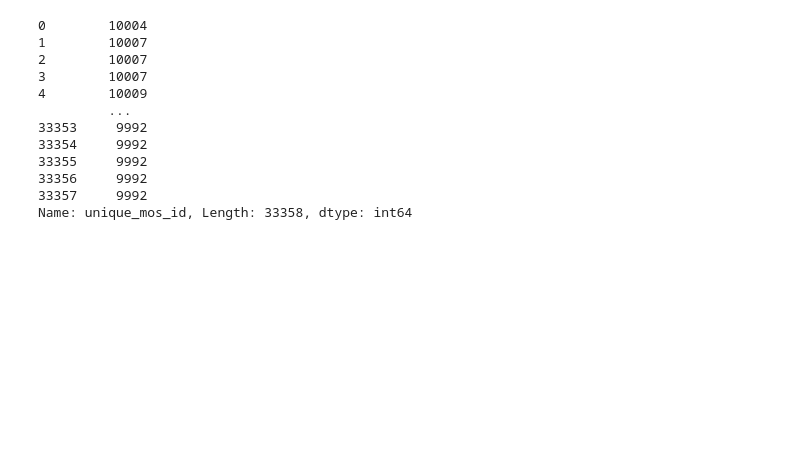
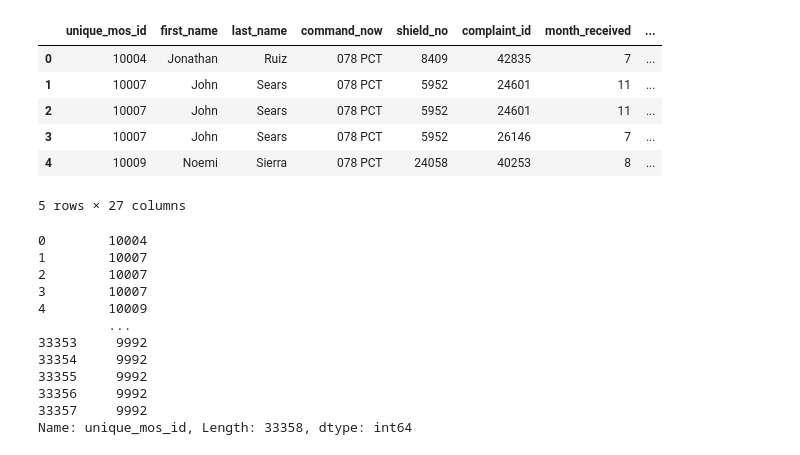
Before and after one commit to DSharm/nypd_misconduct, a Jupyter notebook: ml_project_data_cleaning.ipynb, the cells around one changed output. Cells and saved outputs as stored; diff of their text form; code cells hidden in the pictures; blank space fills up the shorter version.

```diff
--- a/ml_project_data_cleaning.ipynb
+++ b/ml_project_data_cleaning.ipynb
@@ -14,3 +26,13 @@ df = pd.read_csv('allegations.csv')
+# %%
+df.head()
+# %% [output]
+|  | unique_mos_id | first_name | last_name | command_now | shield_no | complaint_id | month_received | ... |
+| 0 | 10004 | Jonathan | Ruiz | 078 PCT | 8409 | 42835 | 7 | ... |
+| 1 | 10007 | John | Sears | 078 PCT | 5952 | 24601 | 11 | ... |
+| 2 | 10007 | John | Sears | 078 PCT | 5952 | 24601 | 11 | ... |
+| 3 | 10007 | John | Sears | 078 PCT | 5952 | 26146 | 7 | ... |
+| 4 | 10009 | Noemi | Sierra | 078 PCT | 24058 | 40253 | 8 | ... |
+5 rows × 27 columns
 # %%
 df['unique_mos_id']
 # %% [output]
```
Also changed, not shown: parts of 14 cells of this notebook, 2 other files.
